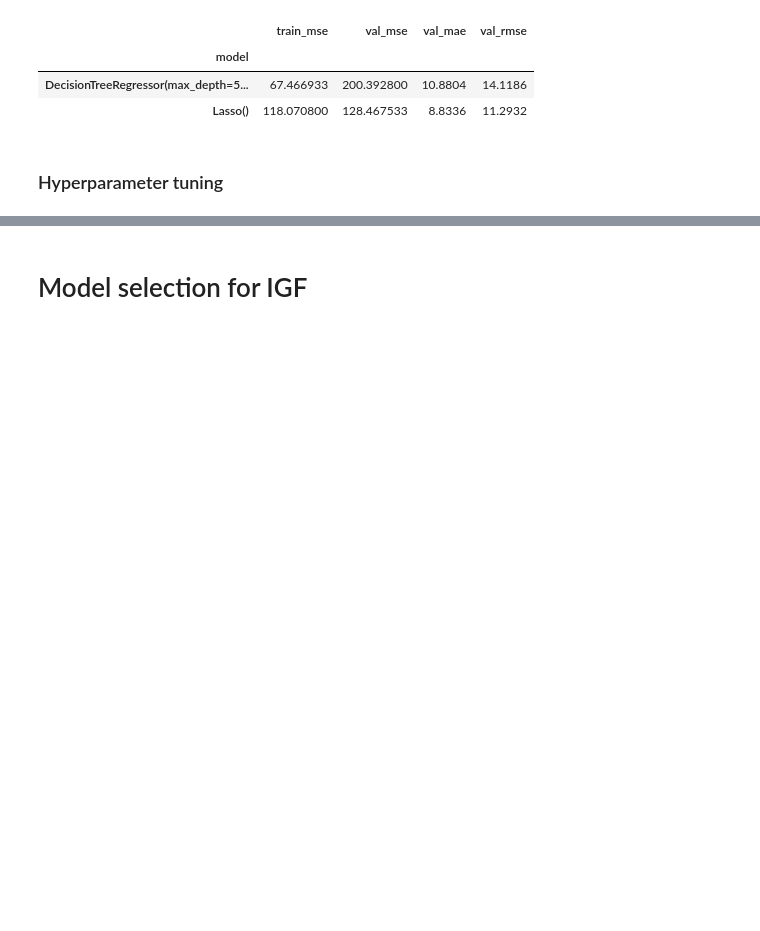
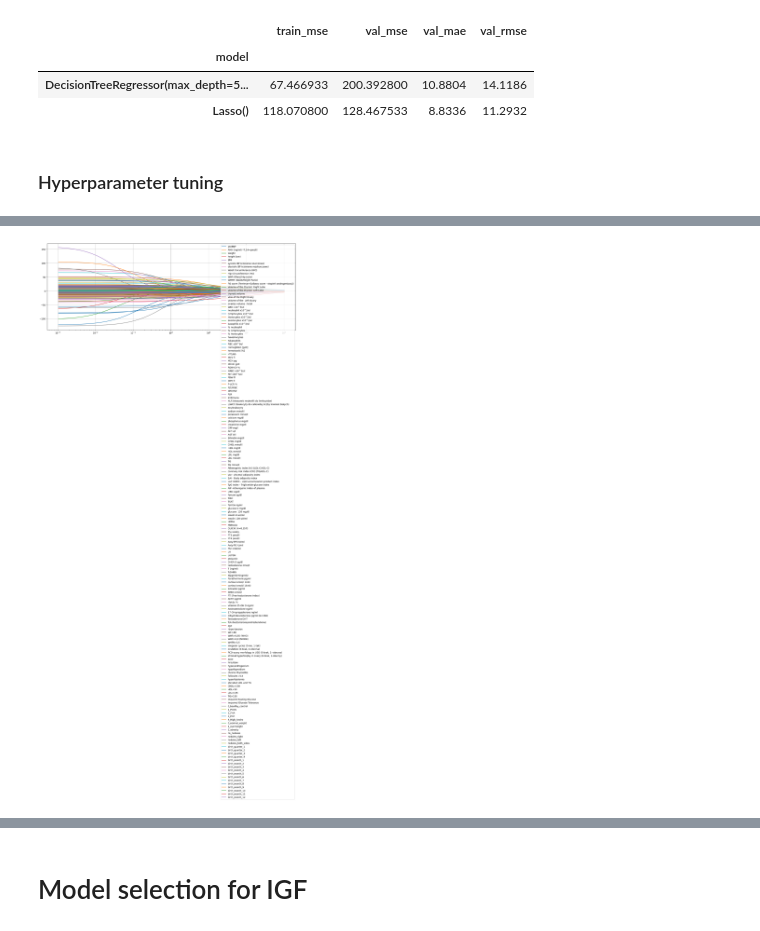
Before and after one commit to Karina-00/Master_project, a Jupyter notebook: training_models.ipynb, the cells around one changed output, grey strips where cells are left out. Cells and saved outputs as stored; diff of their text form; code cells hidden in the pictures; blank space fills up the shorter version.

```diff
--- a/training_models.ipynb
+++ b/training_models.ipynb
@@ -1072,0 +1190,22 @@ ValueError: Integers to negative integer powers are not allowed.
+# %%
+# fajny wykres przedstawiający liczbę zmiennych - może zbyt duży na naszą liczbę zmiennych
+
+coefs=[]
+alphas=2**np.arange(10,-10,-.1)
+for alpha in alphas:
+    ridge= Ridge(alpha=alpha, max_iter=100000).fit(X_train_encoded, y_train)
+    coefs.append(ridge.coef_)
+coefs=np.array(coefs)
+
+#plot results
+N,M=X_train_encoded.shape
+plt.figure(figsize=(20,7))
+for i in range(M):
+    plt.plot(alphas, coefs[:,i], label=f"{list(X_train_encoded.columns)[i]}")
+# plt.axvline(x = 10, color = 'b', label = 'best Alpha')
+plt.xscale("log")
+plt.legend()
+plt.grid()
+plt.show()
+# %% [output]
+[figure, added]
```
Also changed, not shown: parts of 30 cells of this notebook, 4 other files.
